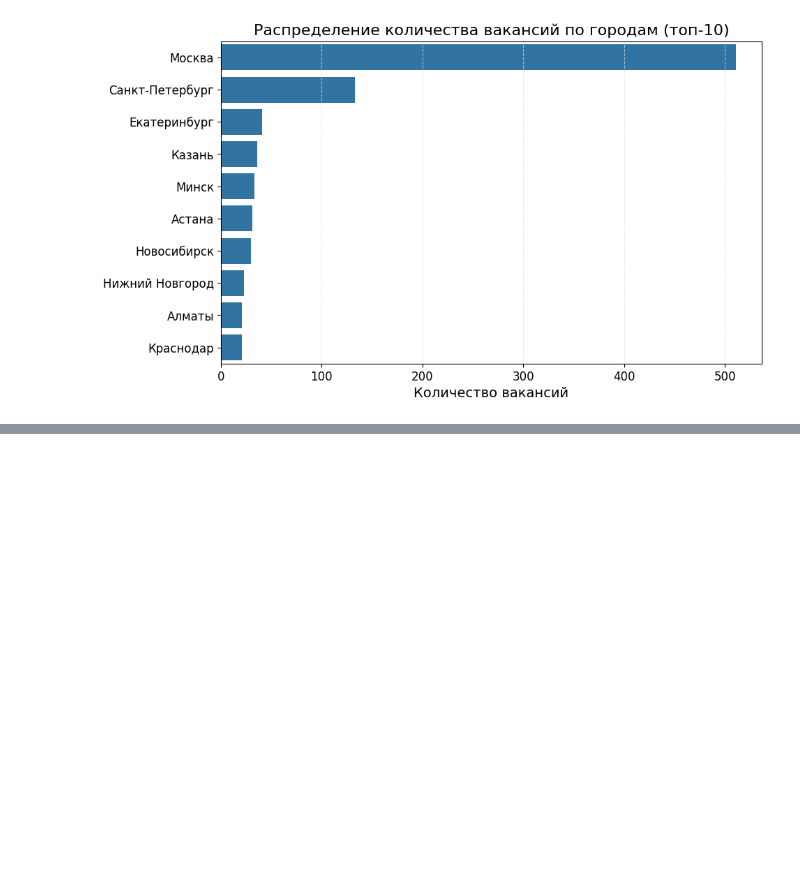
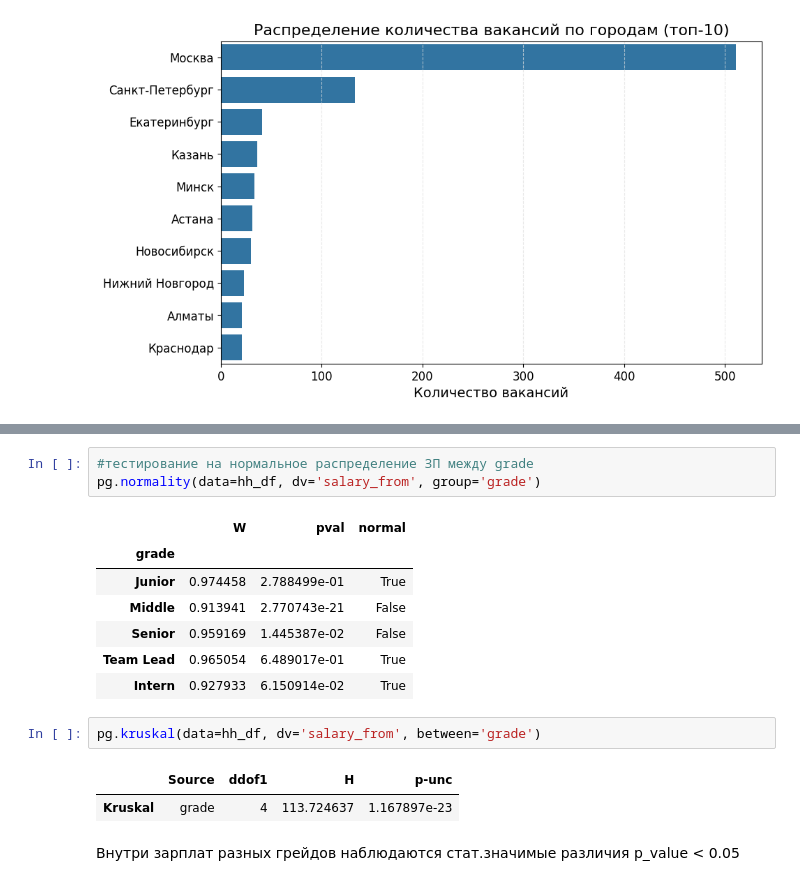
Before and after one commit to Capym9h/hh_project, a Jupyter notebook: py_analytics.ipynb, the cells around one changed output, grey strips where cells are left out. Cells and saved outputs as stored; diff of their text form; blank space fills up the shorter version.

```diff
--- a/py_analytics.ipynb
+++ b/py_analytics.ipynb
@@ -239,0 +261,18 @@ plt.show()
+# %%
+#тестирование на нормальное распределение ЗП между grade
+pg.normality(data=hh_df, dv='salary_from', group='grade')
+# %% [output]
+|  | W | pval | normal |
+| grade |  |  |  |
+| Junior | 0.974458 | 2.788499e-01 | True |
+| Middle | 0.913941 | 2.770743e-21 | False |
+| Senior | 0.959169 | 1.445387e-02 | False |
+| Team Lead | 0.965054 | 6.489017e-01 | True |
+| Intern | 0.927933 | 6.150914e-02 | True |
+# %%
+pg.kruskal(data=hh_df, dv='salary_from', between='grade')
+# %% [output]
+|  | Source | ddof1 | H | p-unc |
+| Kruskal | grade | 4 | 113.724637 | 1.167897e-23 |
+# %% [markdown]
+Внутри зарплат разных грейдов наблюдаются стат.значимые различия p_value < 0.05
```
Also changed, not shown: parts of 11 cells of this notebook, 2 other files.
